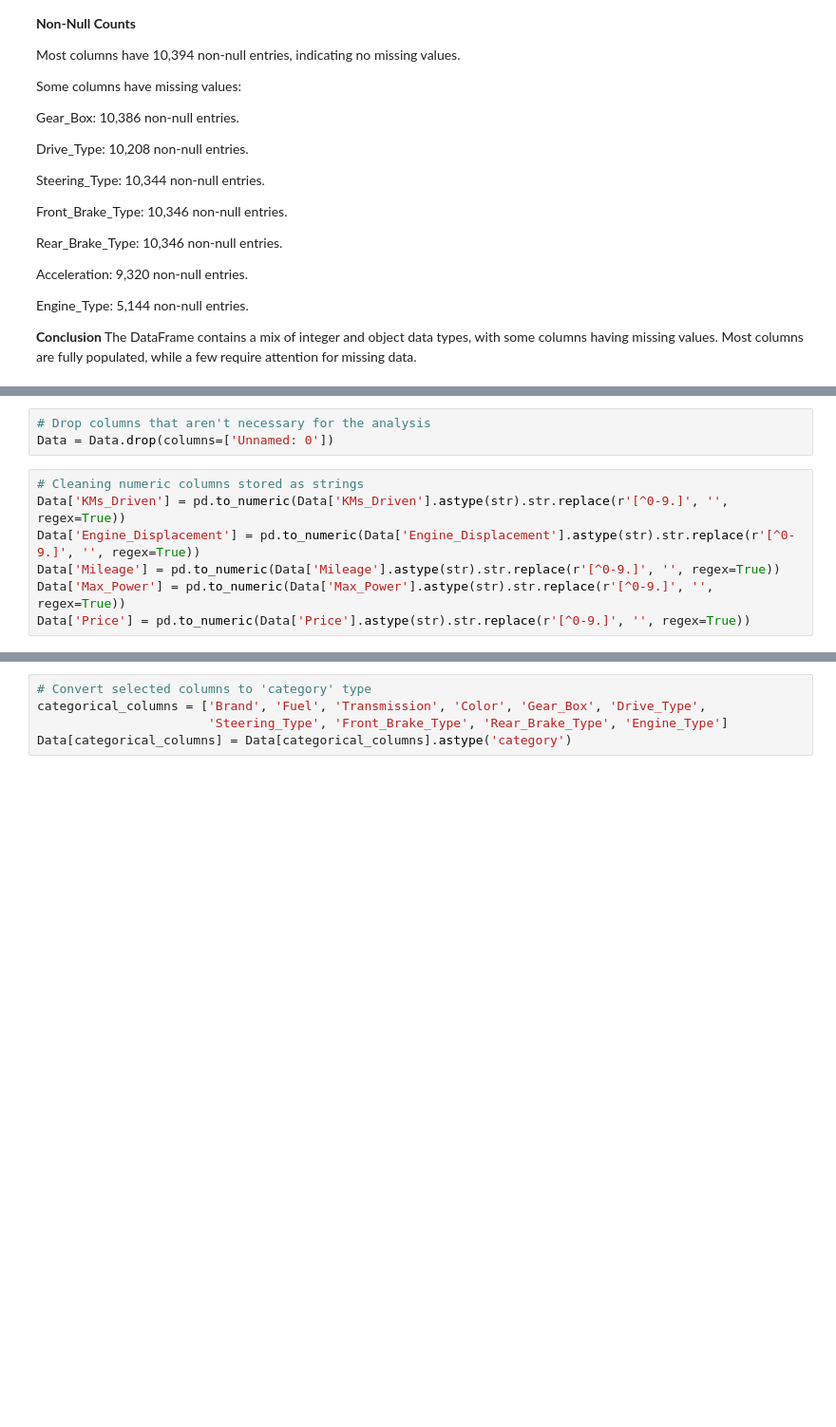
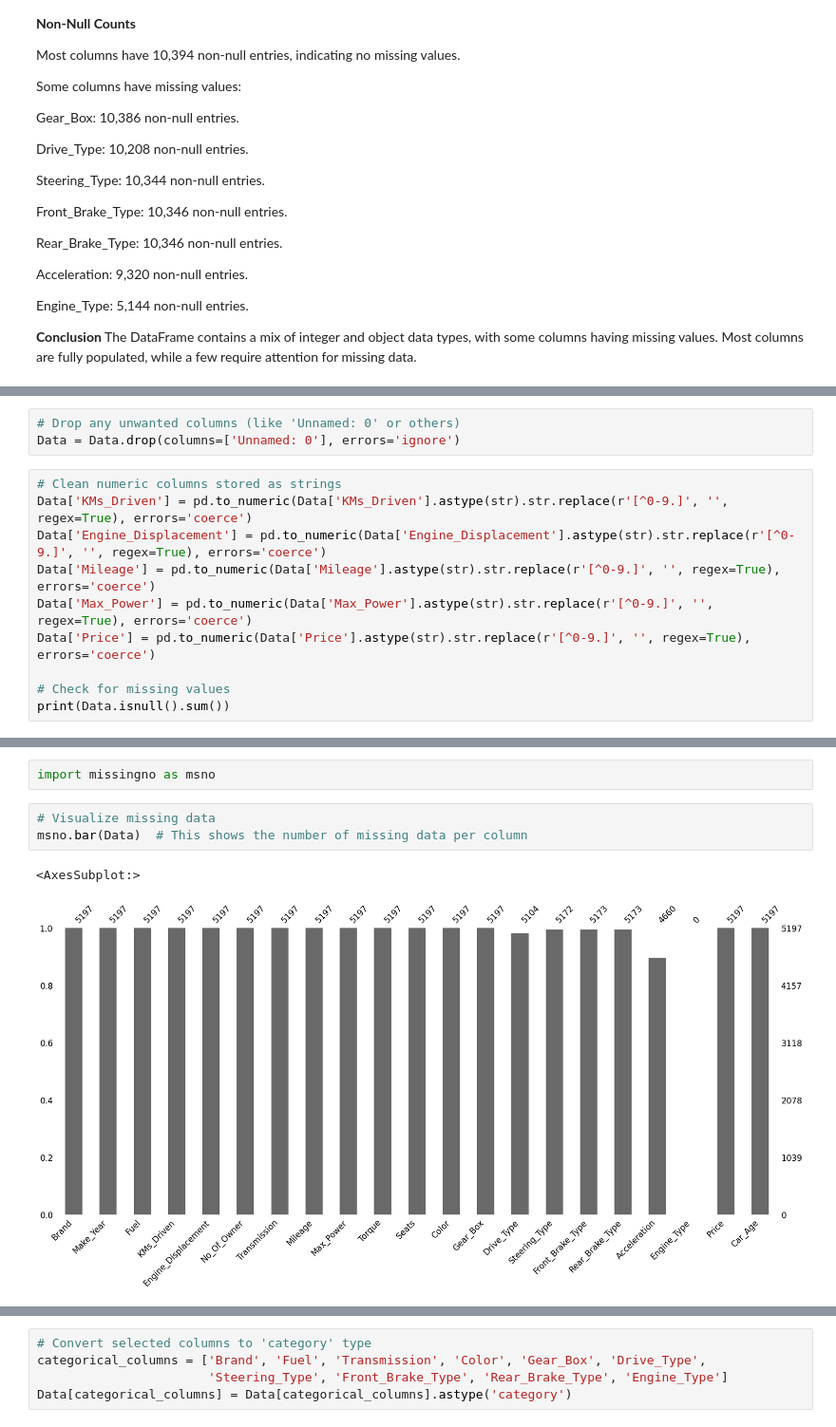
Before and after one commit to FaithMUTIS/Group-2-phase-5-project, a Jupyter notebook: Pamela.ipynb, the cells around one changed output, grey strips where cells are left out. Shown at 95% size. Cells and saved outputs as stored; diff of their text form; blank space fills up the shorter version.

```diff
--- a/Pamela.ipynb
+++ b/Pamela.ipynb
@@ -162,10 +382,13 @@ The DataFrame contains a mix of integer and object data types, with some columns
 # %%
-# Drop columns that aren't necessary for the analysis
-Data = Data.drop(columns=['Unnamed: 0'])
+# Drop any unwanted columns (like 'Unnamed: 0' or others)
+Data = Data.drop(columns=['Unnamed: 0'], errors='ignore')
 # %%
-# Cleaning numeric columns stored as strings
-Data['KMs_Driven'] = pd.to_numeric(Data['KMs_Driven'].astype(str).str.replace(r'[^0-9.]', '', regex=True))
-Data['Engine_Displacement'] = pd.to_numeric(Data['Engine_Displacement'].astype(str).str.replace(r'[^0-9.]', '', regex=True))
-Data['Mileage'] = pd.to_numeric(Data['Mileage'].astype(str).str.replace(r'[^0-9.]', '', regex=True))
-Data['Max_Power'] = pd.to_numeric(Data['Max_Power'].astype(str).str.replace(r'[^0-9.]', '', regex=True))
-Data['Price'] = pd.to_numeric(Data['Price'].astype(str).str.replace(r'[^0-9.]', '', regex=True))
+# Clean numeric columns stored as strings
+Data['KMs_Driven'] = pd.to_numeric(Data['KMs_Driven'].astype(str).str.replace(r'[^0-9.]', '', regex=True), errors='coerce')
+Data['Engine_Displacement'] = pd.to_numeric(Data['Engine_Displacement'].astype(str).str.replace(r'[^0-9.]', '', regex=True), errors='coerce')
+Data['Mileage'] = pd.to_numeric(Data['Mileage'].astype(str).str.replace(r'[^0-9.]', '', regex=True), errors='coerce')
+Data['Max_Power'] = pd.to_numeric(Data['Max_Power'].astype(str).str.replace(r'[^0-9.]', '', regex=True), errors='coerce')
+Data['Price'] = pd.to_numeric(Data['Price'].astype(str).str.replace(r'[^0-9.]', '', regex=True), errors='coerce')
+
+# Check for missing values
+print(Data.isnull().sum())
@@ -171,0 +431,8 @@ Data['Price'] = pd.to_numeric(Data['Price'].astype(str).str.replace(r'[^0-9.]',
+# %%
+import missingno as msno
+# %%
+# Visualize missing data
+msno.bar(Data)  # This shows the number of missing data per column
+# %% [output]
+<AxesSubplot:>
+[figure, added]
```
Also changed, not shown: parts of 145 cells of this notebook.
